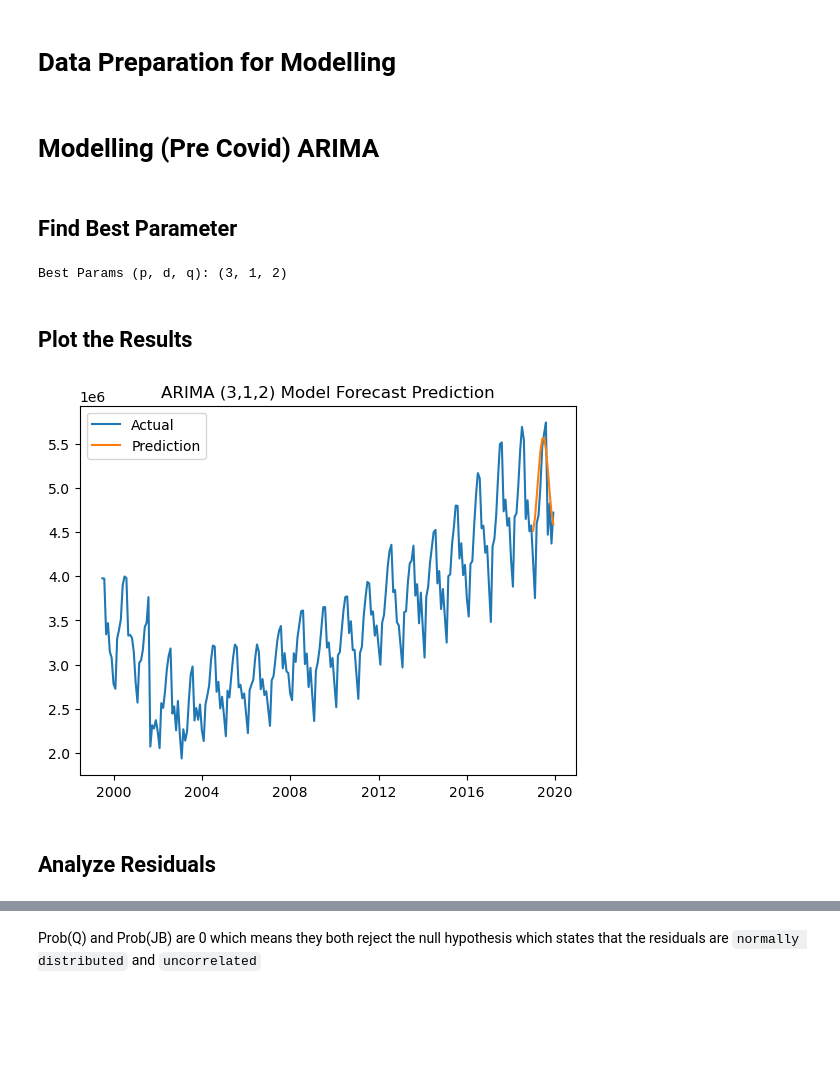
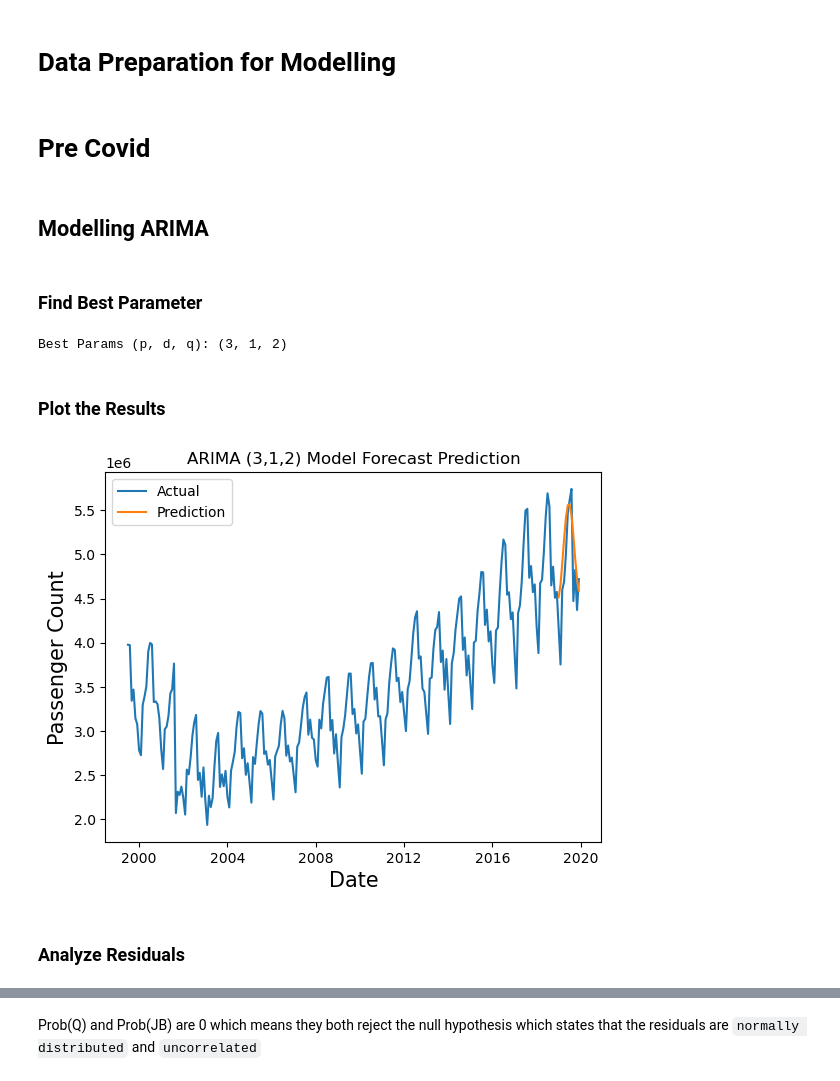
Before and after one commit to marcellinus-witarsah/us-air-passenger-forecast, a Jupyter notebook: notebooks/02-modelling-20240113.ipynb, the cells around one changed output, grey strips where cells are left out. Saved outputs shown, nothing was run; the diff lists cells and outputs as text; code cells hidden in the pictures; blank space fills up the shorter version.

```diff
--- a/notebooks/02-modelling-20240113.ipynb
+++ b/notebooks/02-modelling-20240113.ipynb
@@ -222,9 +176,11 @@ test_pre_covid = df_pre_covid[df_pre_covid['date']>='2019-01-01'].set_index('dat
 train_post_covid = df_post_covid[df_post_covid['date']<'2023-01-01'].set_index('date')
 test_post_covid = df_post_covid[df_post_covid['date']>='2023-01-01'].set_index('date')
 # %% [markdown]
-# Modelling (Pre Covid) ARIMA
+# Pre Covid
+# %% [markdown]
+## Modelling ARIMA
 # %% [markdown]
-## Find Best Parameter
+### Find Best Parameter
 # %%
 # find the best model for the ARIMA method
 best_p, best_d, best_q = None, None, None
@@ -256,17 +212,19 @@ prediction = results.get_forecast(steps=12).predicted_mean
 # %% [output]
 Best Params (p, d, q): (3, 1, 2)
 # %% [markdown]
-## Plot the Results
+### Plot the Results
 # %%
 plt.plot(df_pre_covid['date'], df_pre_covid['passenger_count'], label='Actual')
 plt.plot(prediction.index, prediction, label='Prediction')
+plt.xlabel("Date", size=15)
+plt.ylabel("Passenger Count", size=15)
 plt.legend()
 plt.title('ARIMA (3,1,2) Model Forecast Prediction')
 plt.show()
 # %% [output]
-[figure, old version]
+[figure, new version]
 # %% [markdown]
-## Analyze Residuals
+### Analyze Residuals
 # %%
 results.summary()
 # %% [output]
```
Also changed, not shown: parts of 49 cells of this notebook, 1 other file.
